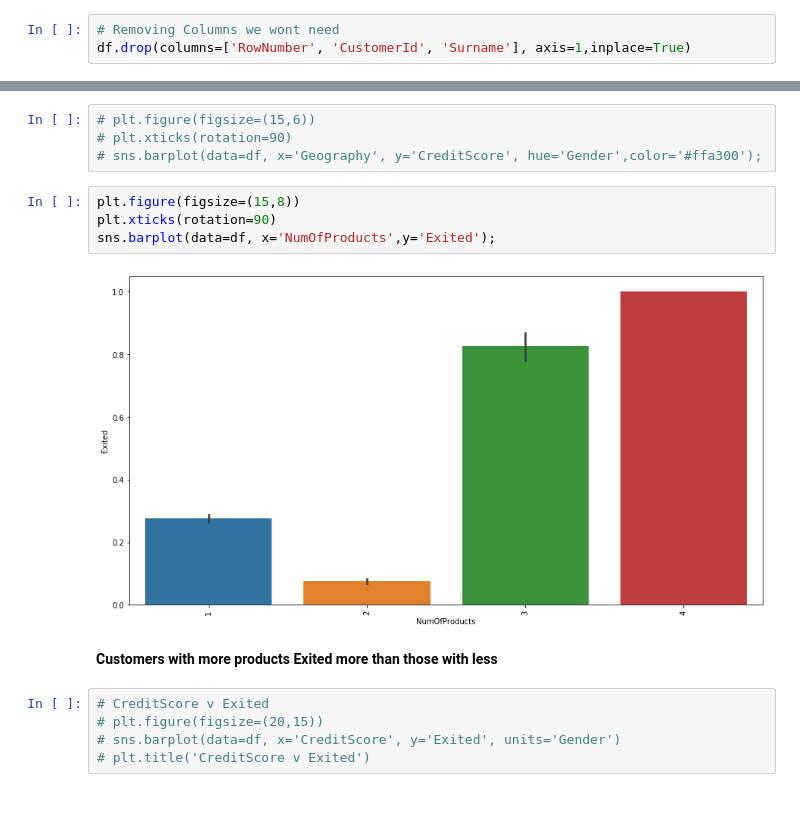
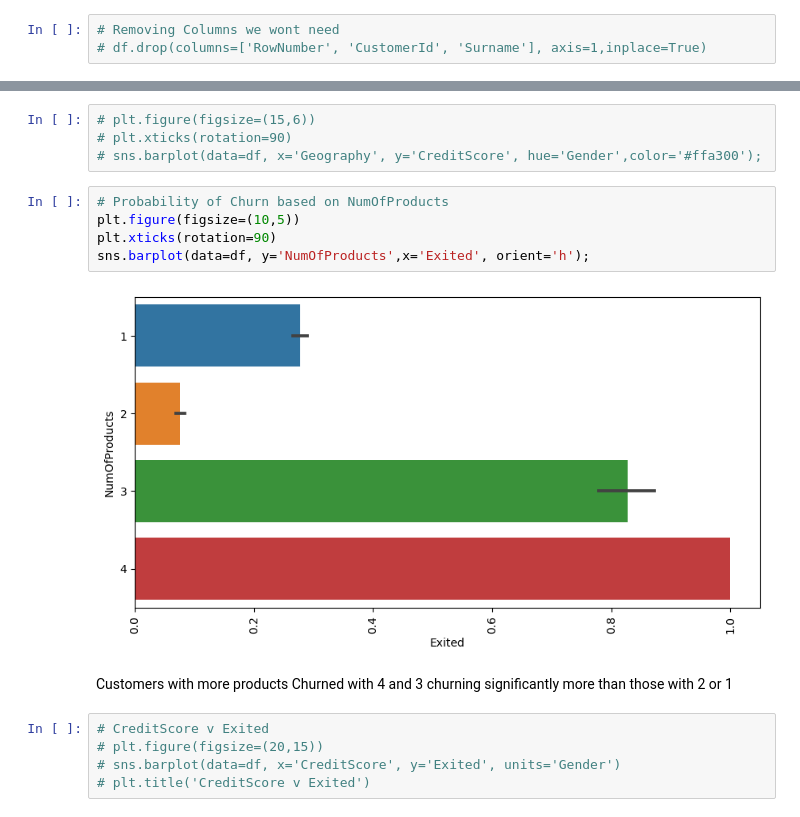
Before and after one commit to kuropeter/Bank-Customer-Churn-Analysis-with-python, a Jupyter notebook: EDA.ipynb, the cells around one changed output, grey strips where cells are left out. Cells and saved outputs as stored; diff of their text form.

```diff
--- a/EDA.ipynb
+++ b/EDA.ipynb
@@ -23,3 +37,3 @@ df.head()
 # %%
 # Removing Columns we wont need
-df.drop(columns=['RowNumber', 'CustomerId', 'Surname'], axis=1,inplace=True)
+# df.drop(columns=['RowNumber', 'CustomerId', 'Surname'], axis=1,inplace=True)
@@ -261,13 +295,14 @@ sns.barplot(data=df, x='Tenure', y='Exited',);
 # plt.xticks(rotation=90)
 # sns.barplot(data=df, x='Geography', y='CreditScore', hue='Gender',color='#ffa300');
 # %%
-plt.figure(figsize=(15,8))
+# Probability of Churn based on NumOfProducts
+plt.figure(figsize=(10,5))
 plt.xticks(rotation=90)
-sns.barplot(data=df, x='NumOfProducts',y='Exited');
+sns.barplot(data=df, y='NumOfProducts',x='Exited', orient='h');
 # %% [output]
-[figure, old version]
+[figure, new version]
 # %% [markdown]
-**Customers with more products Exited more than those with less**
+Customers with more products Churned with 4 and 3 churning significantly more than those with 2 or 1
 # %%
 # CreditScore v Exited
 # plt.figure(figsize=(20,15))
```
Also changed, not shown: parts of 55 cells of this notebook.
